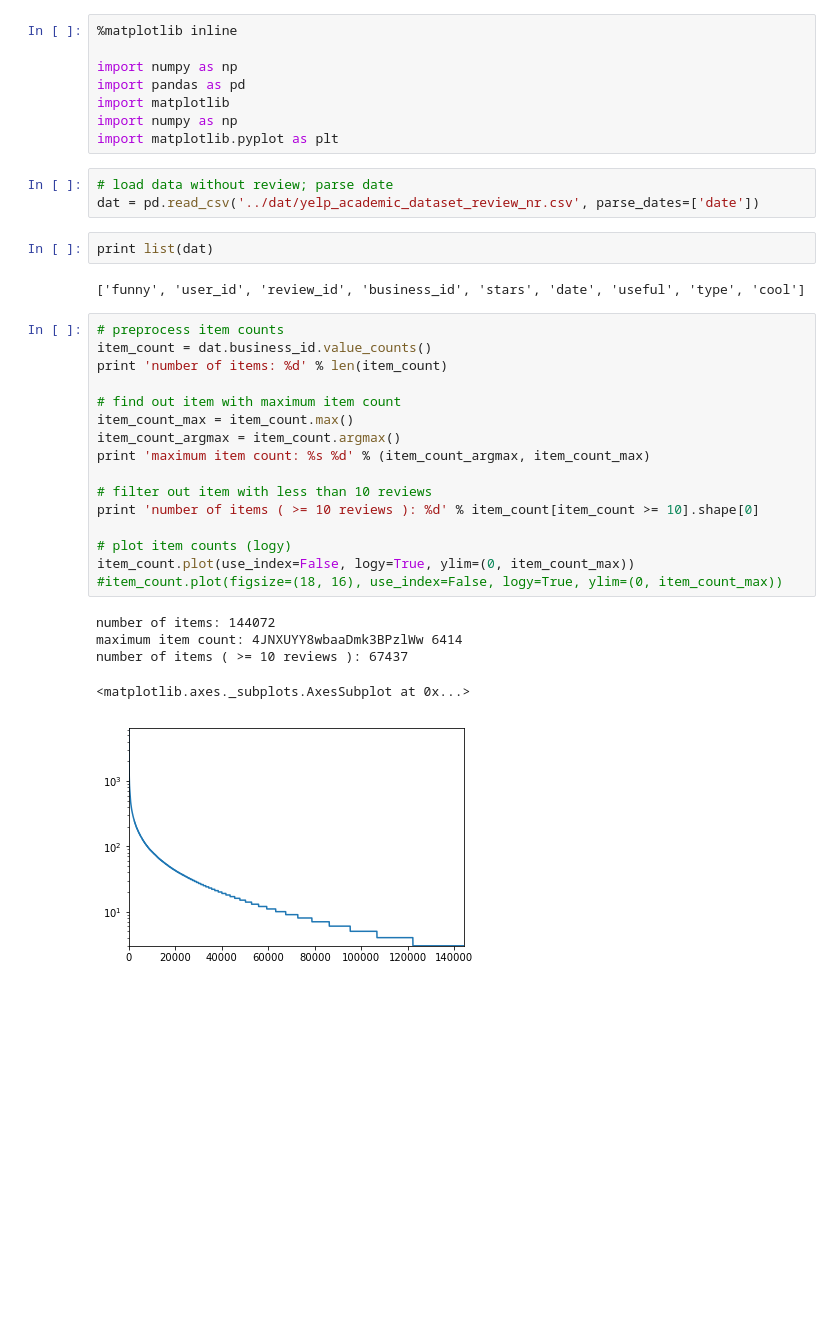
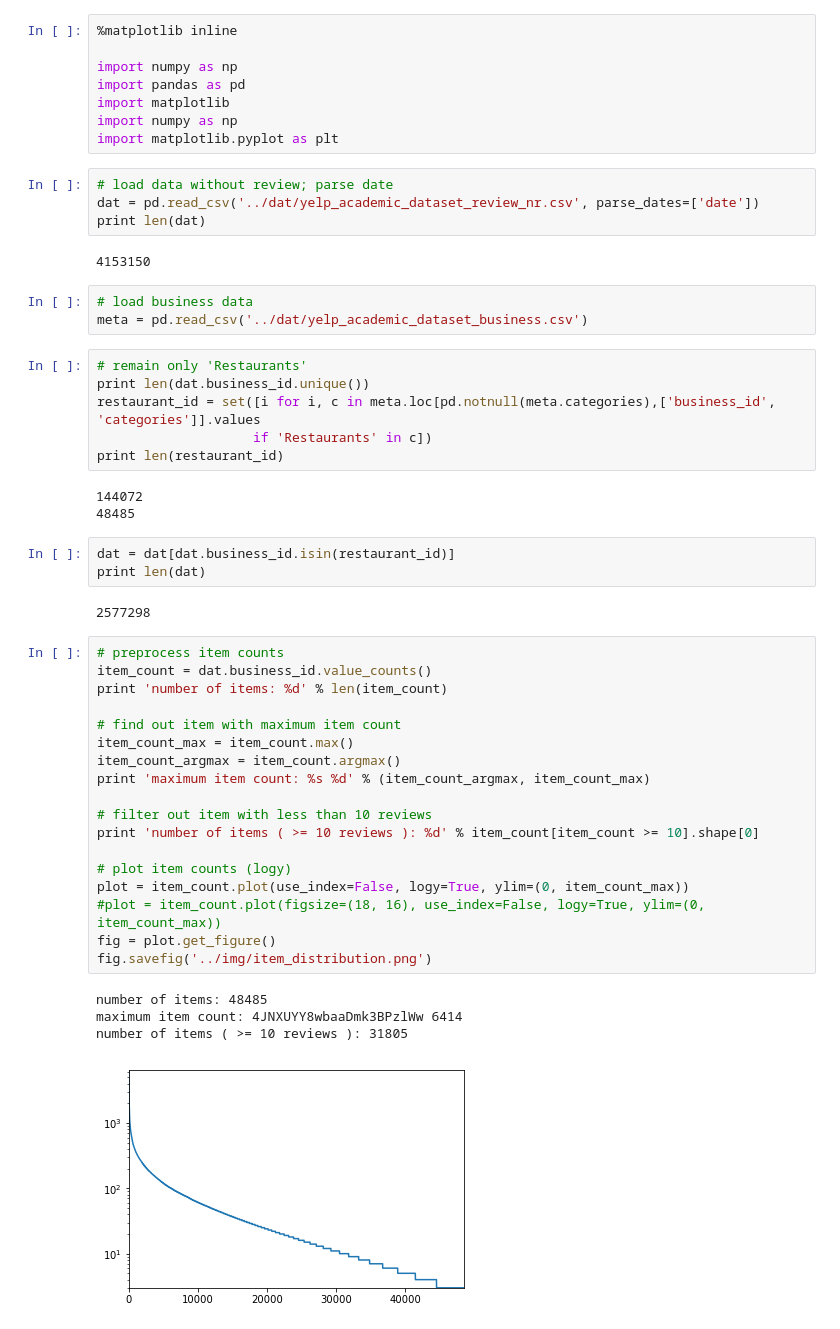
Before and after one commit to hogansung/cse291d-final, a Jupyter notebook: src/stat.ipynb, the cells around one changed output. Cells and saved outputs as stored; diff of their text form; blank space fills up the shorter version.

```diff
--- a/src/stat.ipynb
+++ b/src/stat.ipynb
@@ -9,32 +9,49 @@ import matplotlib.pyplot as plt
 # %%
 # load data without review; parse date
 dat = pd.read_csv('../dat/yelp_academic_dataset_review_nr.csv', parse_dates=['date'])
+print len(dat)
+# %% [output]
+4153150
-# %%
-print list(dat)
-# %% [output]
-['funny', 'user_id', 'review_id', 'business_id', 'stars', 'date', 'useful', 'type', 'cool']
+# %%
+# load business data
+meta = pd.read_csv('../dat/yelp_academic_dataset_business.csv')
+# %%
+# remain only 'Restaurants'
+print len(dat.business_id.unique())
+restaurant_id = set([i for i, c in meta.loc[pd.notnull(meta.categories),['business_id', 'categories']].values
+                    if 'Restaurants' in c])
+print len(restaurant_id)
+# %% [output]
+144072
+48485
+# %%
+dat = dat[dat.business_id.isin(restaurant_id)]
+print len(dat)
+# %% [output]
+2577298
 # %%
 # preprocess item counts
 item_count = dat.business_id.value_counts()
 print 'number of items: %d' % len(item_count)
 
 # find out item with maximum item count
 item_count_max = item_count.max()
 item_count_argmax = item_count.argmax()
 print 'maximum item count: %s %d' % (item_count_argmax, item_count_max)
 
 # filter out item with less than 10 reviews
 print 'number of items ( >= 10 reviews ): %d' % item_count[item_count >= 10].shape[0]
 
 # plot item counts (logy)
-item_count.plot(use_index=False, logy=True, ylim=(0, item_count_max))
-#item_count.plot(figsize=(18, 16), use_index=False, logy=True, ylim=(0, item_count_max))
+plot = item_count.plot(use_index=False, logy=True, ylim=(0, item_count_max))
+#plot = item_count.plot(figsize=(18, 16), use_index=False, logy=True, ylim=(0, item_count_max))
+fig = plot.get_figure()
+fig.savefig('../img/item_distribution.png')
 # %% [output]
-number of items: 144072
+number of items: 48485
 maximum item count: 4JNXUYY8wbaaDmk3BPzlWw 6414
-number of items ( >= 10 reviews ): 67437
+number of items ( >= 10 reviews ): 31805
-<matplotlib.axes._subplots.AxesSubplot at 0x...>
-[figure, old version]
+[figure, new version]
 # %%
 # preprocess user counts
 user_count = dat.user_id.value_counts()
```
Also changed, not shown: parts of 3 cells of this notebook, 5 other files.
